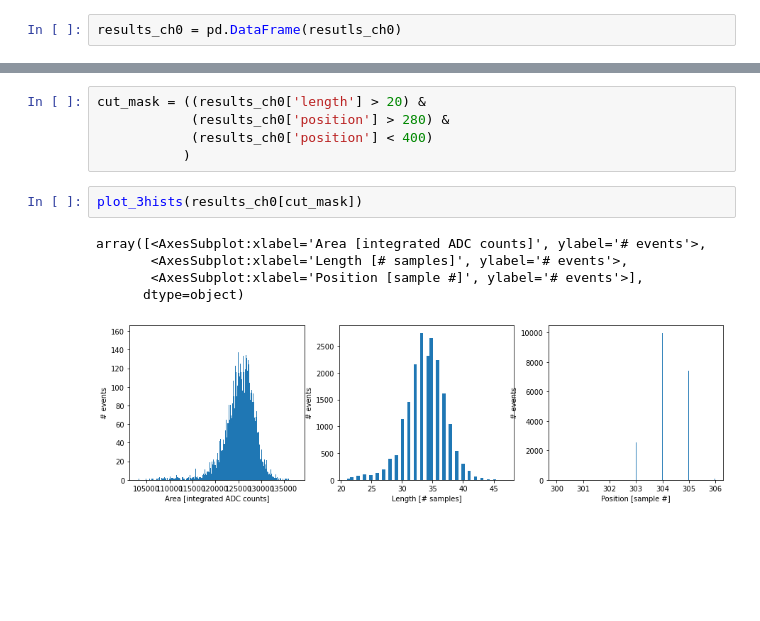
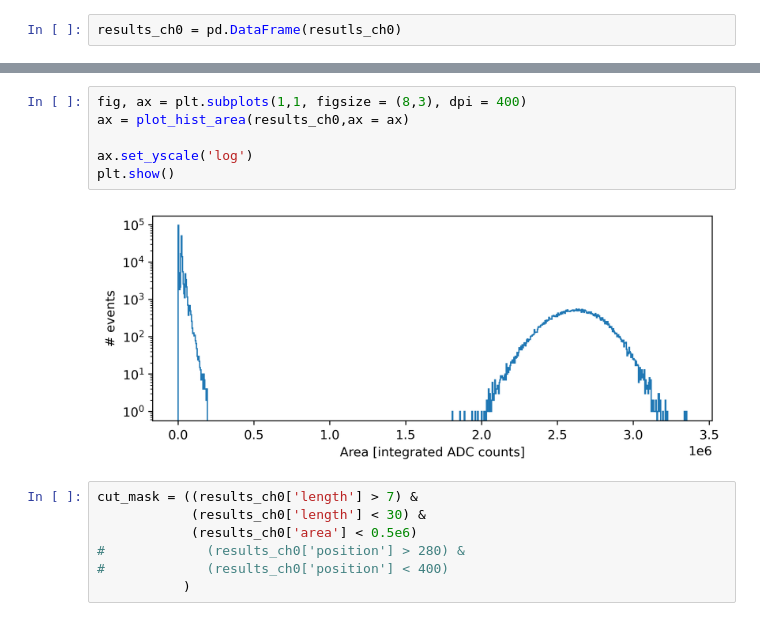
Before and after one commit to ricmperes/PyLArS, a Jupyter notebook: notebooks/Process a channel.ipynb, the cells around one changed output, grey strips where cells are left out. Cells and saved outputs as stored; diff of their text form; blank space fills up the shorter version.

```diff
--- a/notebooks/Process a channel.ipynb
+++ b/notebooks/Process a channel.ipynb
@@ -123,13 +124,15 @@ array([<AxesSubplot:xlabel='Area [integrated ADC counts]', ylabel='# events'>,
+# %%
+fig, ax = plt.subplots(1,1, figsize = (8,3), dpi = 400)
+ax = plot_hist_area(results_ch0,ax = ax)
+
+ax.set_yscale('log')
+plt.show()
+# %% [output]
+[figure, added]
 # %%
-cut_mask = ((results_ch0['length'] > 20) &
-            (results_ch0['position'] > 280) &
-            (results_ch0['position'] < 400)
+cut_mask = ((results_ch0['length'] > 7) &
+            (results_ch0['length'] < 30) &
+            (results_ch0['area'] < 0.5e6)
+#             (results_ch0['position'] > 280) &
+#             (results_ch0['position'] < 400)
            )
-# %%
-plot_3hists(results_ch0[cut_mask])
-# %% [output]
-array([<AxesSubplot:xlabel='Area [integrated ADC counts]', ylabel='# events'>,
-       <AxesSubplot:xlabel='Length [# samples]', ylabel='# events'>,
-       <AxesSubplot:xlabel='Position [sample #]', ylabel='# events'>],
-      dtype=object)
-[figure, removed]
```
Also changed, not shown: parts of 38 cells of this notebook, 2 other files.
